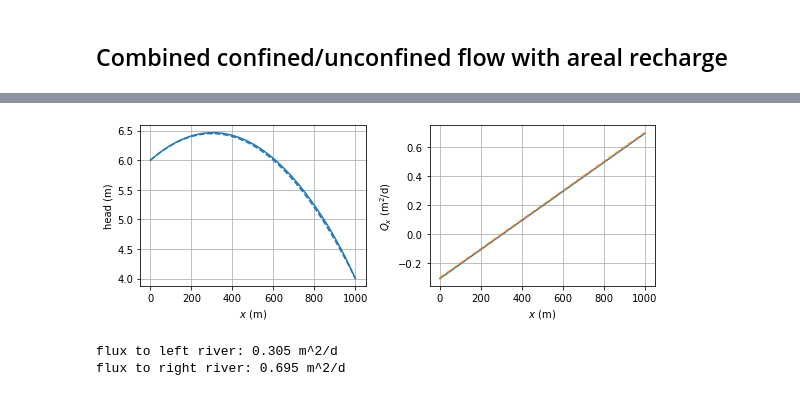
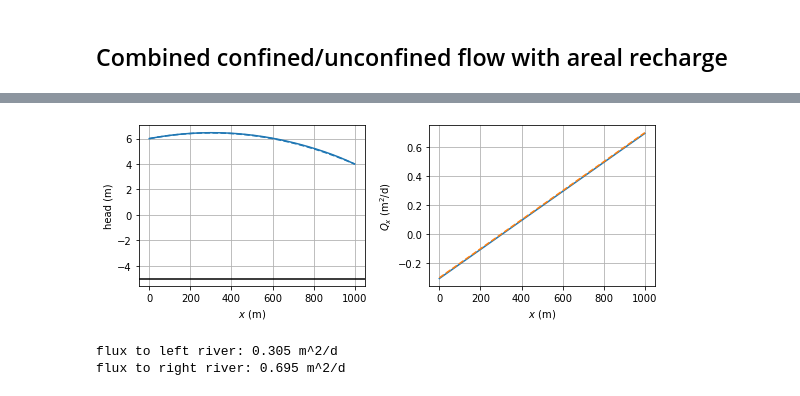
Before and after one commit to pythongroundwaterbook/analytic_gw_book, a Jupyter notebook: chapter3/chapter3_bakker_post.ipynb, the cells around one changed output, grey strips where cells are left out. Saved outputs shown, nothing was run; the diff lists cells and outputs as text; code cells hidden in the pictures.

```diff
--- a/chapter3/chapter3_bakker_post.ipynb
+++ b/chapter3/chapter3_bakker_post.ipynb
@@ -205,19 +206,20 @@ Qxapprox = N * (x - L / 2) - k * H * (hL - h0) / L
 # %%
 # basic plot
 plt.subplot(121)
 plt.plot(x, h)
 plt.plot(x, happrox, 'C0--')
+plt.axhline(zb, color='k')
 plt.grid()
 plt.xlabel('$x$ (m)')
 plt.ylabel('head (m)')
 plt.subplot(122)
 plt.plot(x, Qx)
 plt.plot(x, Qxapprox, 'C1--')
 plt.grid()
 plt.xlabel('$x$ (m)')
 plt.ylabel('$Q_x$ (m$^2$/d)');
 # %% [output]
-[figure, old version]
+[figure, new version]
 # %%
 print(f'flux to left river: {-Qx[0]:.3f} m^2/d')
 print(f'flux to right river: {Qx[-1]:.3f} m^2/d')
```
Also changed, not shown: parts of 1 cell of this notebook, 5 other files.
